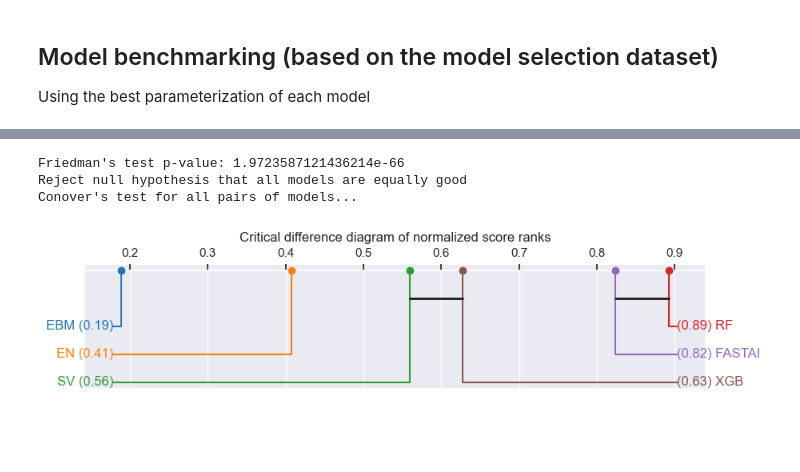
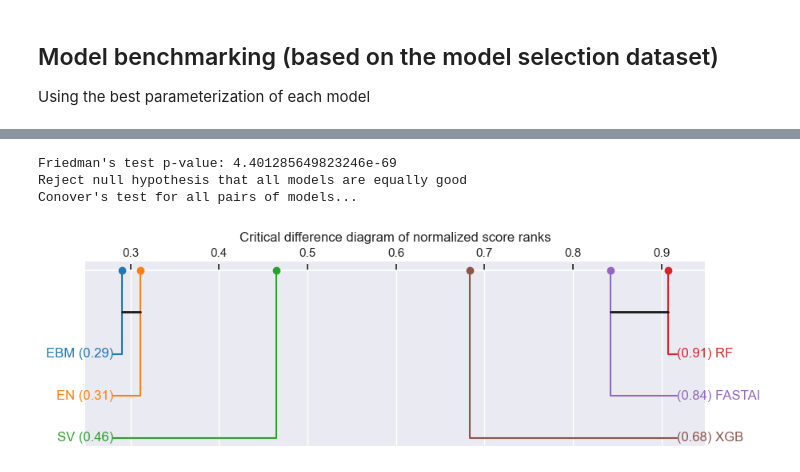
Before and after one commit to jismartin/GlassBoxEVM, a Jupyter notebook: 3_model_selection.ipynb, the cells around one changed output, grey strips where cells are left out. Drawn from its saved outputs; the diff is of its cells as text; code cells hidden in the pictures; blank space fills up the shorter version.

Commit message:
Analysis LHS trial 1 of model selection

```diff
--- a/3_model_selection.ipynb
+++ b/3_model_selection.ipynb
@@ -149,6 +155,6 @@ Name: Model, dtype: int64
 # %%
 # Statistical comparison of models' performance
-def model_comparison(data, significance=0.05):
+def model_comparison(data, significance=0.05, figsize=(15,4)):
 
   # Rank the models (percentage rank)
   rank=data.rank(axis=1,pct=True)
@@ -163,7 +169,7 @@ def model_comparison(data, significance=0.05):
     print("Reject null hypothesis that all models are equally good")
     print("Conover's test for all pairs of models...\n")
     conover_test=sp.posthoc_conover_friedman(data, p_adjust='bonferroni')
-    plt.figure(figsize=(10, 2))
+    plt.figure(figsize=figsize)
     plt.title("Critical difference diagram of normalized score ranks")
     sp.critical_difference_diagram(avg_rank, conover_test);
 # %% [markdown]
@@ -275,20 +554,9 @@ Conover's test for all pairs of models...
 ## Model benchmarking (based on the model selection dataset)
 Using the best parameterization of each model
 # %%
-best_params={'rf':'1000/nan',
-             'xgb':'1000/0.1',
-             'sv':'100.0/scale',
-             'en':'0.01/0.1',
-             'ebm':'0.7/0.04',
-             'fastai':'[200, 100]/'}
+best_params={'rf':'rf_lhs0_v1',
+             'xgb':'xgb_lhs0_v7',
+             'sv':'sv_lhs0_v3',
+             'en':'en_lhs0_v6',
+             'ebm':'ebm_lhs0_v5',
+             'fastai':'fastai_lhs0_v2'}
-# %%
-model='rf'
-data=df_selection.loc[(df_selection['Model']==model) & (df_selection['Param']==best_params[model]),['Project','MSE']]
-data.set_index('Project',inplace=True)
-data.rename(columns={'MSE':'RF'},inplace=True)
-for model in ['xgb','sv','en','ebm','fastai']:
-    data2=df_selection.loc[(df_selection['Model']==model) & (df_selection['Param']==best_params[model]),['Project','MSE']]
-    data2.set_index('Project',inplace=True)
-    data2.rename(columns={'MSE':model.upper()},inplace=True)
-    data=pd.concat([data,data2],axis=1)
-data
@@ -309,0 +563,11 @@ data
+# %%
+model='rf'
+data=df_msel.loc[(df_msel['model_version']==best_params[model]),['Project','MSE']]
+data.set_index('Project',inplace=True)
+data.rename(columns={'MSE':model.upper()},inplace=True)
+for model in ['xgb','sv','en','fastai','ebm']:
+    data2=df_msel.loc[(df_msel['model_version']==best_params[model]),['Project','MSE']]
+    data2.set_index('Project',inplace=True)
+    data2.rename(columns={'MSE':model.upper()},inplace=True)
+    data=pd.concat([data,data2],axis=1)
+data
@@ -310,7 +589,7 @@ data
 # %%
-model_comparison(data)
+model_comparison(data,figsize=(10,3))
 # %% [output]
-Friedman's test p-value: 1.9723587121436214e-66
+Friedman's test p-value: 4.401285649823246e-69
 Reject null hypothesis that all models are equally good
 Conover's test for all pairs of models...
-[figure, old version]
+[figure, new version]
```
Also changed, not shown: parts of 52 cells of this notebook, 54 other files.
